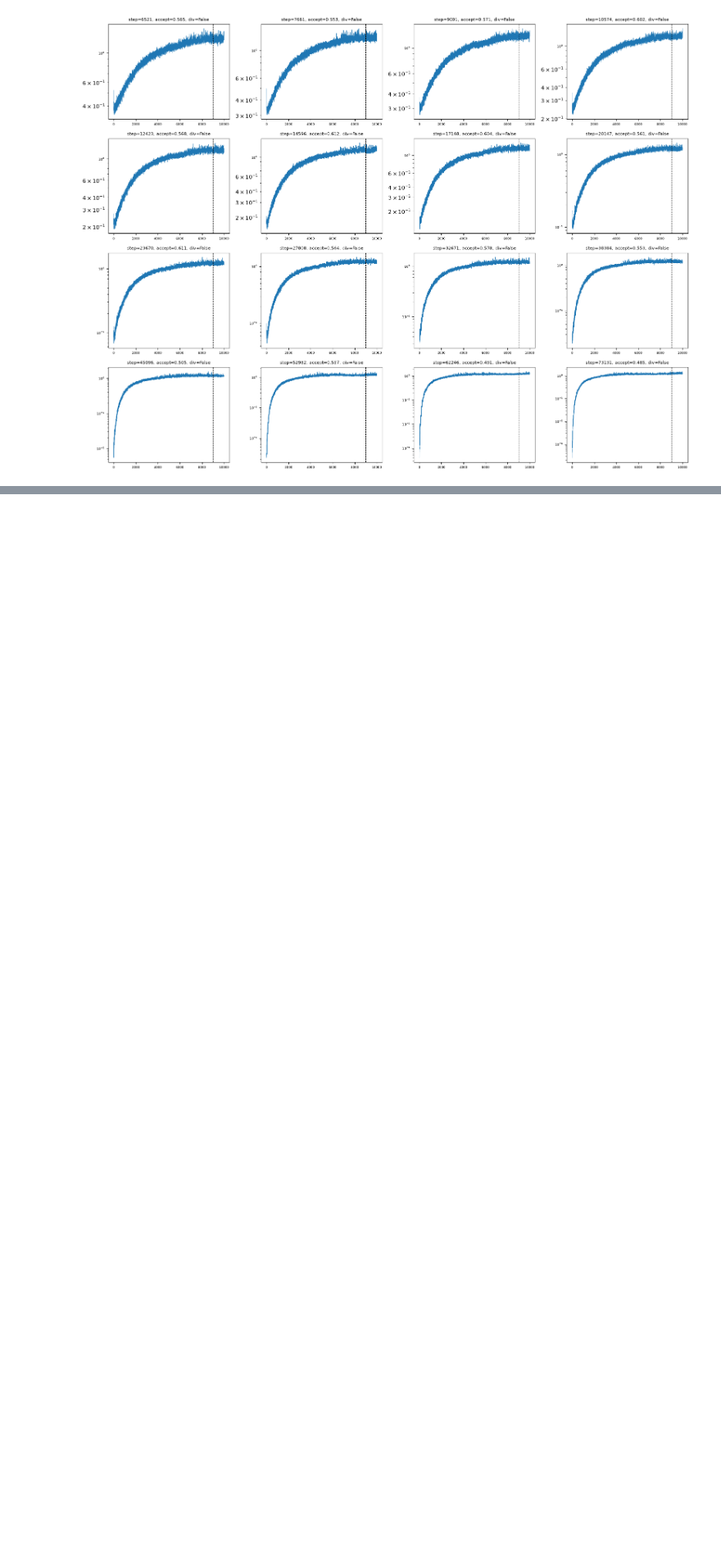
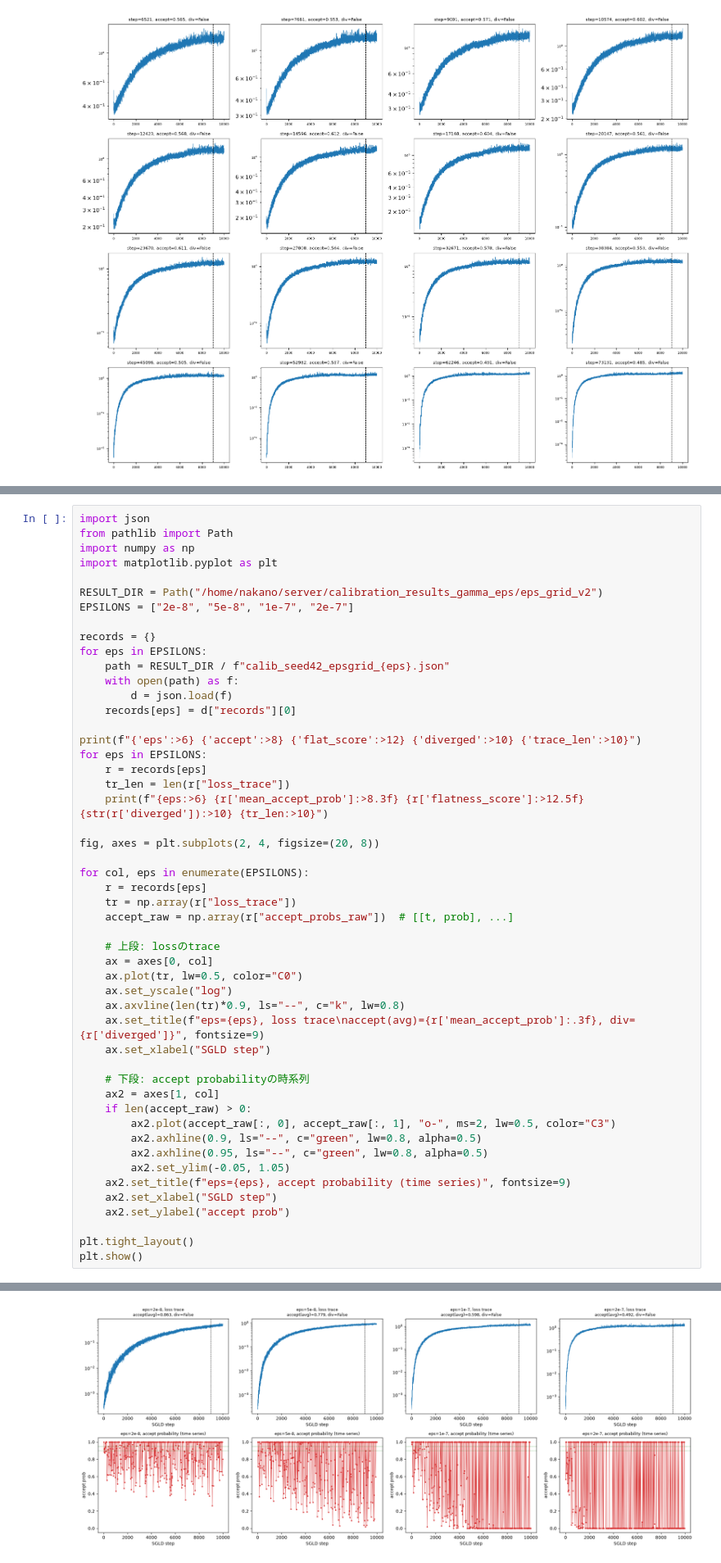
Before and after one commit to shiryu-nakano/dsb-llc-reproduction, a Jupyter notebook: plots3.ipynb, the cells around one changed output, grey strips where cells are left out. Shown at 82% size. Saved outputs shown, nothing was run; the diff lists cells and outputs as text; blank space fills up the shorter version.

```diff
--- a/plots3.ipynb
+++ b/plots3.ipynb
@@ -816,0 +840,51 @@ plt.show()
+# %%
+import json
+from pathlib import Path
+import numpy as np
+import matplotlib.pyplot as plt
+
+RESULT_DIR = Path("/home/nakano/server/calibration_results_gamma_eps/eps_grid_v2")
+EPSILONS = ["2e-8", "5e-8", "1e-7", "2e-7"]
+
+records = {}
+for eps in EPSILONS:
+    path = RESULT_DIR / f"calib_seed42_epsgrid_{eps}.json"
+    with open(path) as f:
+        d = json.load(f)
+    records[eps] = d["records"][0]
+
+print(f"{'eps':>6} {'accept':>8} {'flat_score':>12} {'diverged':>10} {'trace_len':>10}")
+for eps in EPSILONS:
+    r = records[eps]
+    tr_len = len(r["loss_trace"])
+    print(f"{eps:>6} {r['mean_accept_prob']:>8.3f} {r['flatness_score']:>12.5f} {str(r['diverged']):>10} {tr_len:>10}")
+
+fig, axes = plt.subplots(2, 4, figsize=(20, 8))
+
+for col, eps in enumerate(EPSILONS):
+    r = records[eps]
+    tr = np.array(r["loss_trace"])
+    accept_raw = np.array(r["accept_probs_raw"])  # [[t, prob], ...]
+
+    # 上段: lossのtrace
+    ax = axes[0, col]
+    ax.plot(tr, lw=0.5, color="C0")
+    ax.set_yscale("log")
+    ax.axvline(len(tr)*0.9, ls="--", c="k", lw=0.8)
+    ax.set_title(f"eps={eps}, loss trace\naccept(avg)={r['mean_accept_prob']:.3f}, div={r['diverged']}", fontsize=9)
+    ax.set_xlabel("SGLD step")
+
+    # 下段: accept probabilityの時系列
+    ax2 = axes[1, col]
+    if len(accept_raw) > 0:
+        ax2.plot(accept_raw[:, 0], accept_raw[:, 1], "o-", ms=2, lw=0.5, color="C3")
+        ax2.axhline(0.9, ls="--", c="green", lw=0.8, alpha=0.5)
+        ax2.axhline(0.95, ls="--", c="green", lw=0.8, alpha=0.5)
+        ax2.set_ylim(-0.05, 1.05)
+    ax2.set_title(f"eps={eps}, accept probability (time series)", fontsize=9)
+    ax2.set_xlabel("SGLD step")
+    ax2.set_ylabel("accept prob")
+
+plt.tight_layout()
+plt.show()
+# %% [output]
@@ -816,0 +896 @@ plt.show()
+[figure, added]
```
Also changed, not shown: parts of 6 cells of this notebook.
